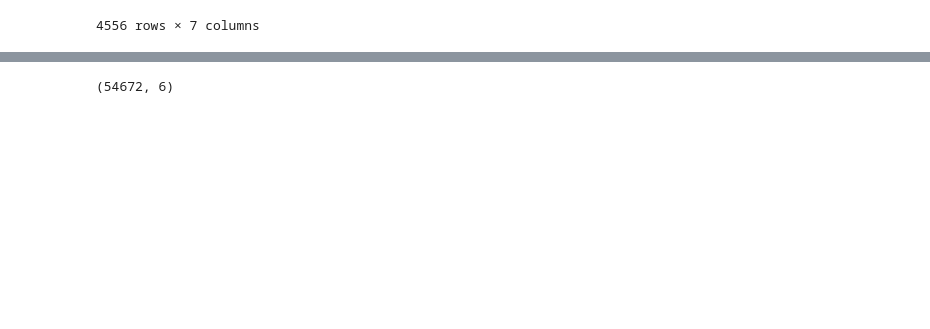
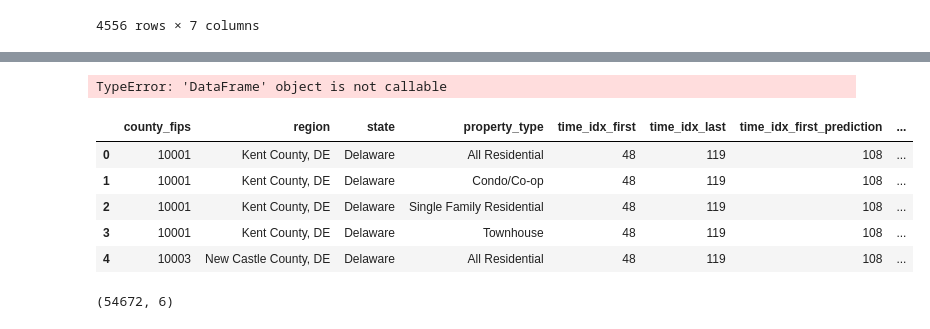
Before and after one commit to ian-byrne/CapstoneTeamJim, a Jupyter notebook: Notebooks/ian-scratchpads/pytorch_explore.ipynb, the cells around one changed output, grey strips where cells are left out. Cells and saved outputs as stored; diff of their text form; code cells hidden in the pictures; blank space fills up the shorter version.

Commit message:
final data preds targets diff added

```diff
--- a/Notebooks/ian-scratchpads/pytorch_explore.ipynb
+++ b/Notebooks/ian-scratchpads/pytorch_explore.ipynb
@@ -452,16 +468,27 @@ validation.decoded_index
 # %%
 def results_df():
     """Transform tensors to results dataframe for charting."""
-    preds_df = pd.DataFrame(predictions.numpy())
+    #preds_df = pd.DataFrame(predictions.numpy())
     targ_df = pd.DataFrame(actuals.numpy())
     idx_df = validation.decoded_index
 
-    diff_df = targ_df - preds_df
-    res = pd.concat([idx_df, diff_df], axis=1)
+    #diff_df = targ_df - preds_df
+    res = pd.concat([idx_df, targ_df], axis=1)
 
     return res
 # %%
 results_df = results_df()
+# %% [output]
+TypeError: 'DataFrame' object is not callable
+# %%
+results_df.head()
+# %% [output]
+|  | county_fips | region | state | property_type | time_idx_first | time_idx_last | time_idx_first_prediction | ... |
+| 0 | 10001 | Kent County, DE | Delaware | All Residential | 48 | 119 | 108 | ... |
+| 1 | 10001 | Kent County, DE | Delaware | Condo/Co-op | 48 | 119 | 108 | ... |
+| 2 | 10001 | Kent County, DE | Delaware | Single Family Residential | 48 | 119 | 108 | ... |
+| 3 | 10001 | Kent County, DE | Delaware | Townhouse | 48 | 119 | 108 | ... |
+| 4 | 10003 | New Castle County, DE | Delaware | All Residential | 48 | 119 | 108 | ... |
 # %%
 res_df = pd.melt(
     results_df,
```
Also changed, not shown: parts of 5 cells of this notebook, 3 other files.
